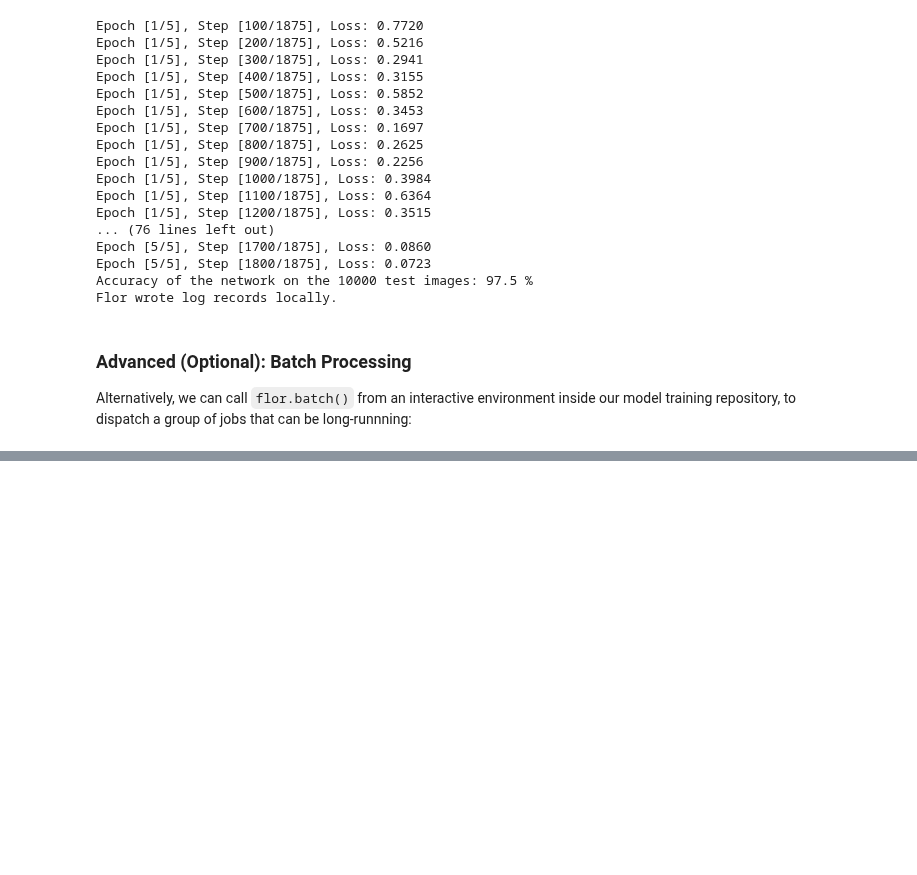
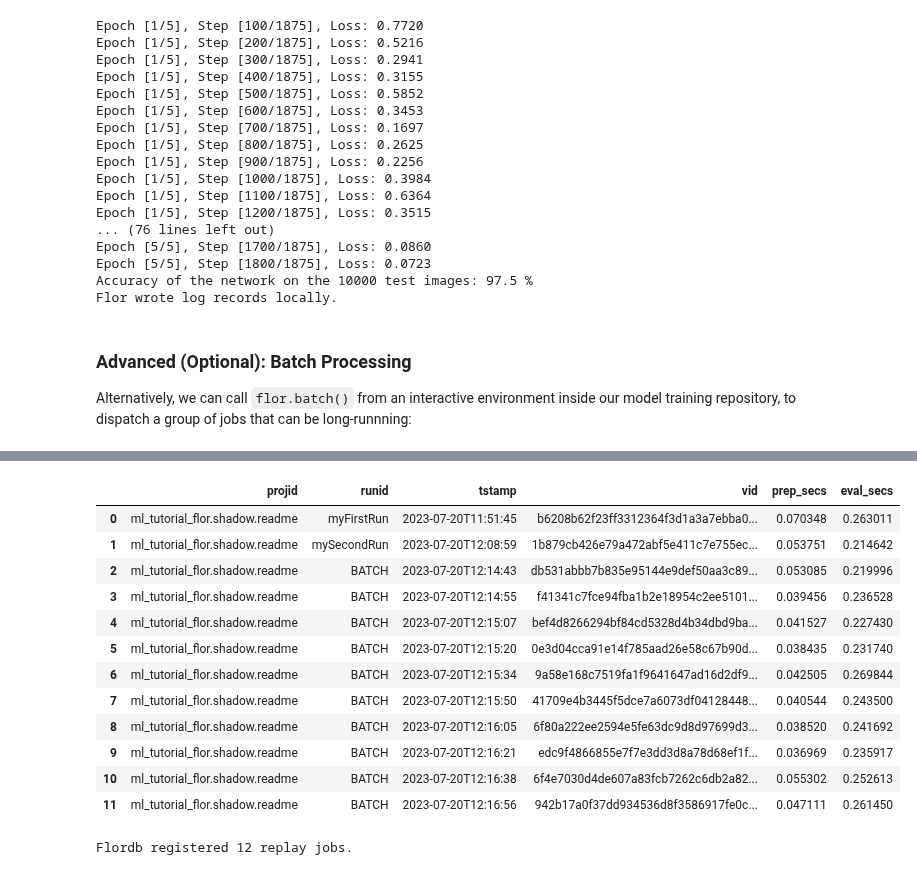
Before and after one commit to ucbrise/flor, a Jupyter notebook: tutorial.ipynb, the cells around one changed output, grey strips where cells are left out. Saved outputs shown, nothing was run; the diff lists cells and outputs as text; code cells hidden in the pictures; blank space fills up the shorter version.

Commit message:
new tutorial

```diff
--- a/tutorial.ipynb
+++ b/tutorial.ipynb
@@ -77,0 +255,17 @@ flor.batch(jobs)
+# %%
+flor.replay(['device', 'accuracy'])
+# %% [output]
+|  | projid | runid | tstamp | vid | prep_secs | eval_secs |
+| 0 | ml_tutorial_flor.shadow.readme | myFirstRun | 2023-07-20T11:51:45 | b6208b62f23ff3312364f3d1a3a7ebba0... | 0.070348 | 0.263011 |
+| 1 | ml_tutorial_flor.shadow.readme | mySecondRun | 2023-07-20T12:08:59 | 1b879cb426e79a472abf5e411c7e755ec... | 0.053751 | 0.214642 |
+| 2 | ml_tutorial_flor.shadow.readme | BATCH | 2023-07-20T12:14:43 | db531abbb7b835e95144e9def50aa3c89... | 0.053085 | 0.219996 |
+| 3 | ml_tutorial_flor.shadow.readme | BATCH | 2023-07-20T12:14:55 | f41341c7fce94fba1b2e18954c2ee5101... | 0.039456 | 0.236528 |
+| 4 | ml_tutorial_flor.shadow.readme | BATCH | 2023-07-20T12:15:07 | bef4d8266294bf84cd5328d4b34dbd9ba... | 0.041527 | 0.227430 |
+| 5 | ml_tutorial_flor.shadow.readme | BATCH | 2023-07-20T12:15:20 | 0e3d04cca91e14f785aad26e58c67b90d... | 0.038435 | 0.231740 |
+| 6 | ml_tutorial_flor.shadow.readme | BATCH | 2023-07-20T12:15:34 | 9a58e168c7519fa1f9641647ad16d2df9... | 0.042505 | 0.269844 |
+| 7 | ml_tutorial_flor.shadow.readme | BATCH | 2023-07-20T12:15:50 | 41709e4b3445f5dce7a6073df04128448... | 0.040544 | 0.243500 |
+| 8 | ml_tutorial_flor.shadow.readme | BATCH | 2023-07-20T12:16:05 | 6f80a222ee2594e5fe63dc9d8d97699d3... | 0.038520 | 0.241692 |
+| 9 | ml_tutorial_flor.shadow.readme | BATCH | 2023-07-20T12:16:21 | edc9f4866855e7f7e3dd3d8a78d68ef1f... | 0.036969 | 0.235917 |
+| 10 | ml_tutorial_flor.shadow.readme | BATCH | 2023-07-20T12:16:38 | 6f4e7030d4de607a83fcb7262c6db2a82... | 0.055302 | 0.252613 |
+| 11 | ml_tutorial_flor.shadow.readme | BATCH | 2023-07-20T12:16:56 | 942b17a0f37dd934536d8f3586917fe0c... | 0.047111 | 0.261450 |
+Flordb registered 12 replay jobs.
```
Also changed, not shown: parts of 28 cells of this notebook, 1 other file.
